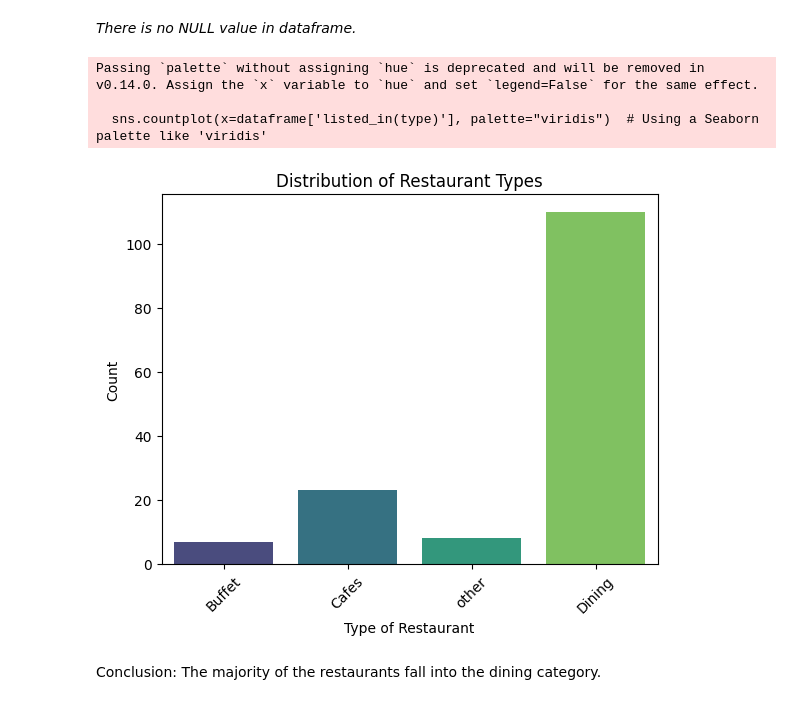
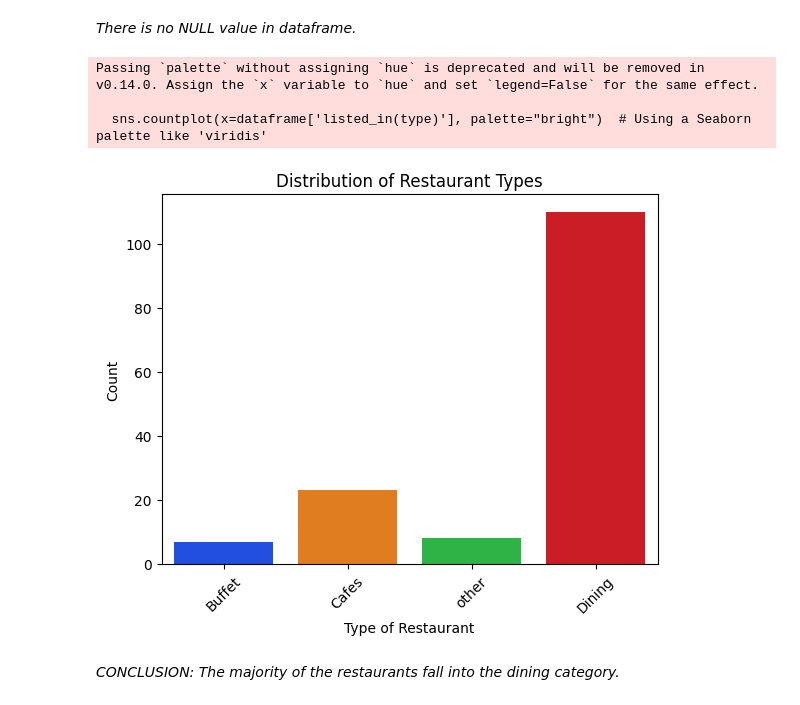
Before and after one commit to Jagandeep-Singh/Zomato-Data, a Jupyter notebook: zomato analysis.ipynb, the cells around one changed output. Saved outputs shown, nothing was run; the diff lists cells and outputs as text; code cells hidden in the pictures.

```diff
--- a/zomato analysis.ipynb
+++ b/zomato analysis.ipynb
@@ -69,16 +68,16 @@ memory usage: 8.2+ KB
 # %% [markdown]
 _There is no NULL value in dataframe._
 # %%
-sns.countplot(x=dataframe['listed_in(type)'], palette="viridis")  # Using a Seaborn palette like 'viridis'
+sns.countplot(x=dataframe['listed_in(type)'], palette="bright")  # Using a Seaborn palette like 'viridis'
 plt.xlabel("Type of Restaurant")
 plt.ylabel("Count")
 plt.title("Distribution of Restaurant Types")
 plt.xticks(rotation=45)  # Rotate x labels if needed
 plt.show()
 # %% [output]
 Passing `palette` without assigning `hue` is deprecated and will be removed in v0.14.0. Assign the `x` variable to `hue` and set `legend=False` for the same effect.
 
-  sns.countplot(x=dataframe['listed_in(type)'], palette="viridis")  # Using a Seaborn palette like 'viridis'
+  sns.countplot(x=dataframe['listed_in(type)'], palette="bright")  # Using a Seaborn palette like 'viridis'
-[figure, old version]
+[figure, new version]
 # %% [markdown]
-Conclusion: The majority of the restaurants fall into the dining category.
+*CONCLUSION: The majority of the restaurants fall into the dining category.*
```
Also changed, not shown: parts of 21 cells of this notebook.
